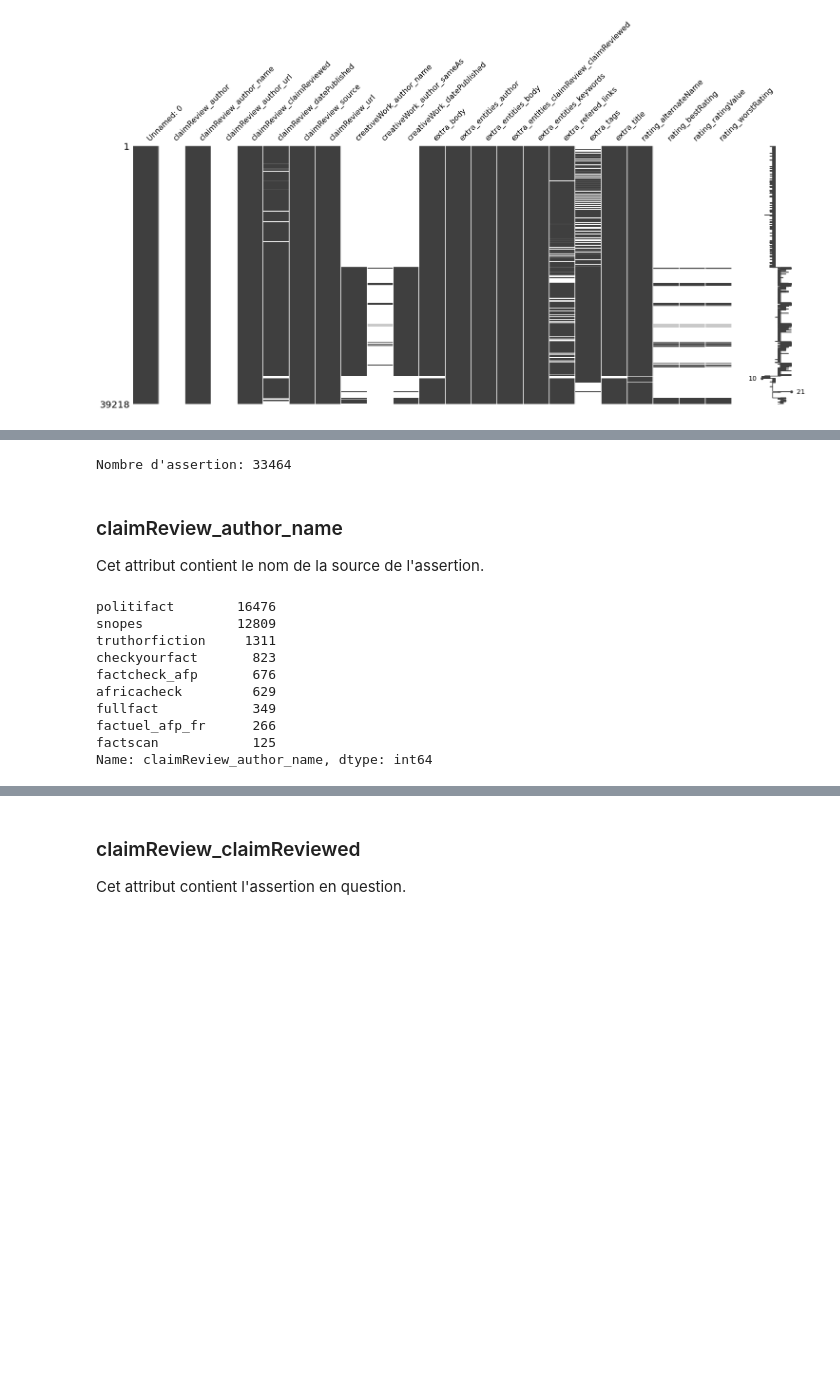
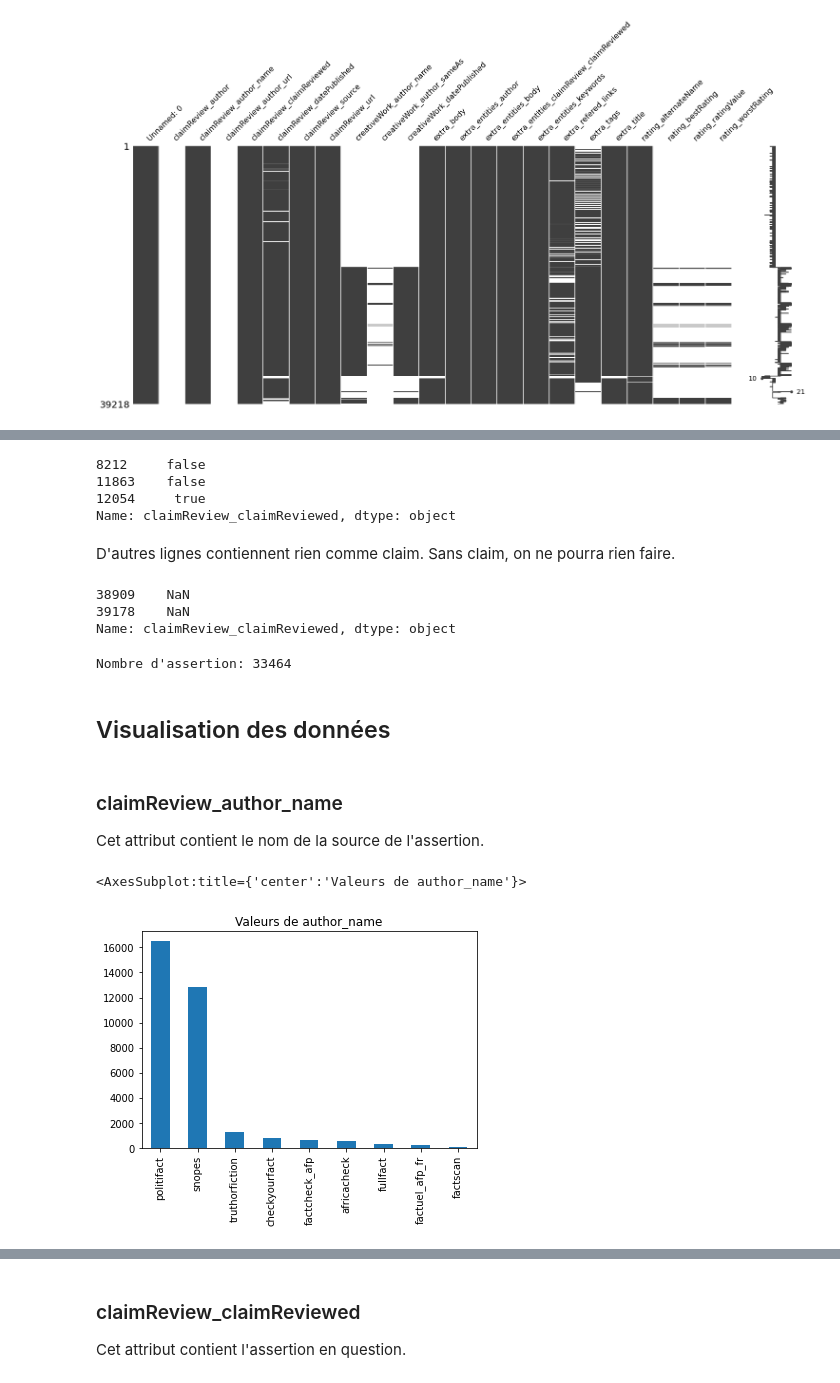
Before and after one commit to massykezzoul/fact-checking-classification, a Jupyter notebook: src/data-presentation.ipynb, the cells around one changed output, grey strips where cells are left out. Saved outputs shown, nothing was run; the diff lists cells and outputs as text; code cells hidden in the pictures; blank space fills up the shorter version.

```diff
--- a/src/data-presentation.ipynb
+++ b/src/data-presentation.ipynb
@@ -58,0 +69,3 @@ msno.matrix(kg)
+# %%
+kg.drop(columns=col_manq, inplace=True)
+msno.matrix(kg)
@@ -72,25 +95,35 @@ kg.drop(d,inplace=True)
+# %%
+mask = kg['claimReview_claimReviewed'].isin(["false","true"])
+display(kg[mask]['claimReview_claimReviewed'])
+rm = set(kg[mask].index.values)
+# %% [output]
+8212     false
+11863    false
+12054     true
+Name: claimReview_claimReviewed, dtype: object
+# %% [markdown]
+D'autres lignes contiennent rien comme claim. Sans claim, on ne pourra rien faire.
 # %%
-rm = kg['claimReview_claimReviewed'].isin(["false","true"]) | kg['claimReview_claimReviewed'].isnull()
-d = [i for i, v in rm.items() if v]
-kg.drop(d,inplace=True)
+mask = kg['claimReview_claimReviewed'].isnull()
+display(kg[mask]['claimReview_claimReviewed'])
+rm = rm.union(set(kg[mask].index.values))
+# %% [output]
+38909    NaN
+39178    NaN
+Name: claimReview_claimReviewed, dtype: object
 # %%
+kg.drop(rm,inplace=True)
 print("Nombre d'assertion:",len(kg))
 # %% [output]
 Nombre d'assertion: 33464
+# %% [markdown]
+## Visualisation des données
 # %% [markdown]
 ### claimReview_author_name
 
 Cet attribut contient le nom de la source de l'assertion.
 # %%
-kg['claimReview_author_name'].value_counts()#.plot(kind='bar',title="Valeurs de author_name")
+kg['claimReview_author_name'].value_counts().plot(kind='bar',title="Valeurs de author_name")
 # %% [output]
-politifact        16476
-snopes            12809
-truthorfiction     1311
-checkyourfact       823
-factcheck_afp       676
-africacheck         629
-fullfact            349
-factuel_afp_fr      266
-factscan            125
-Name: claimReview_author_name, dtype: int64
+<AxesSubplot:title={'center':'Valeurs de author_name'}>
+[figure, added]
```
Also changed, not shown: parts of 24 cells of this notebook.
